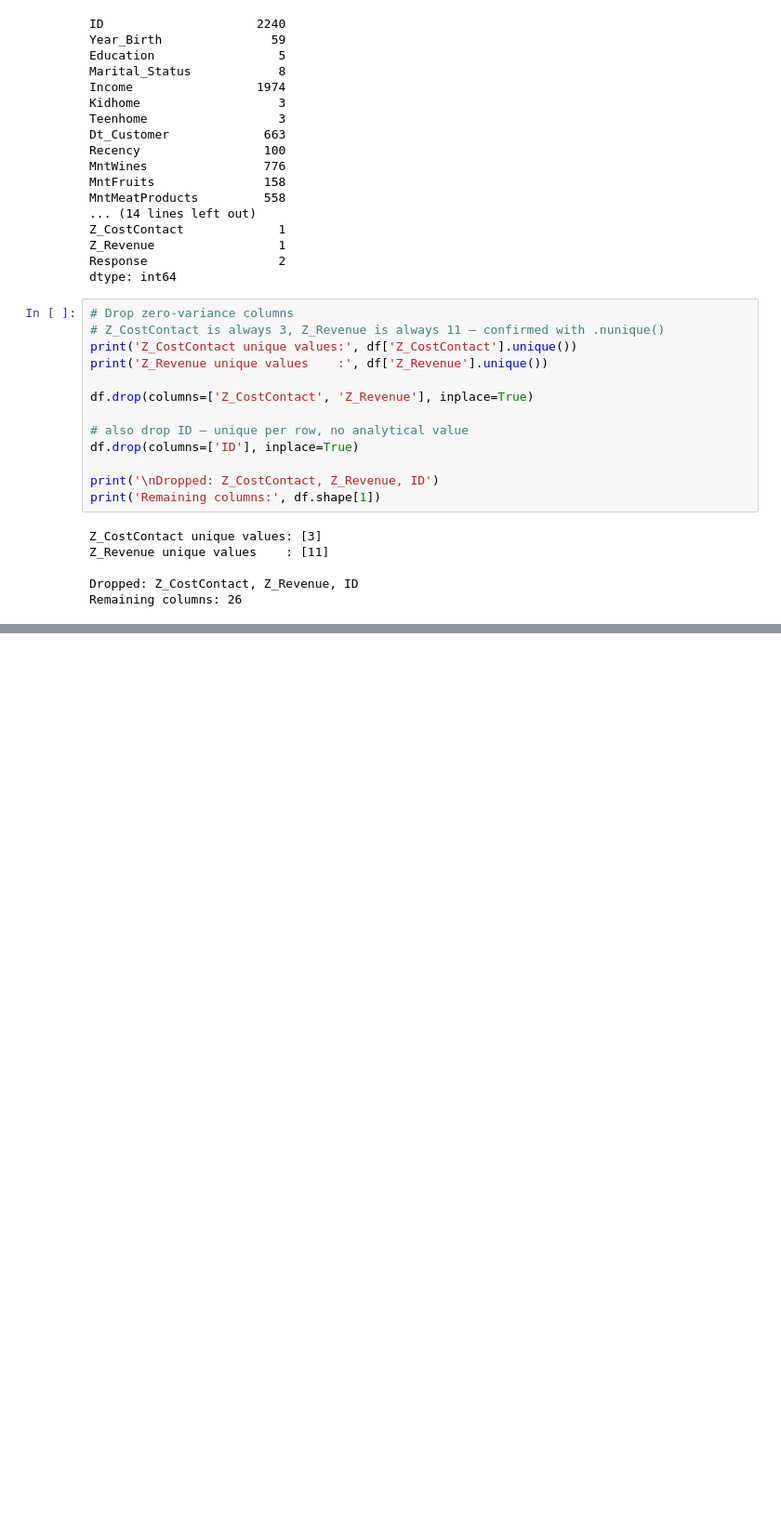
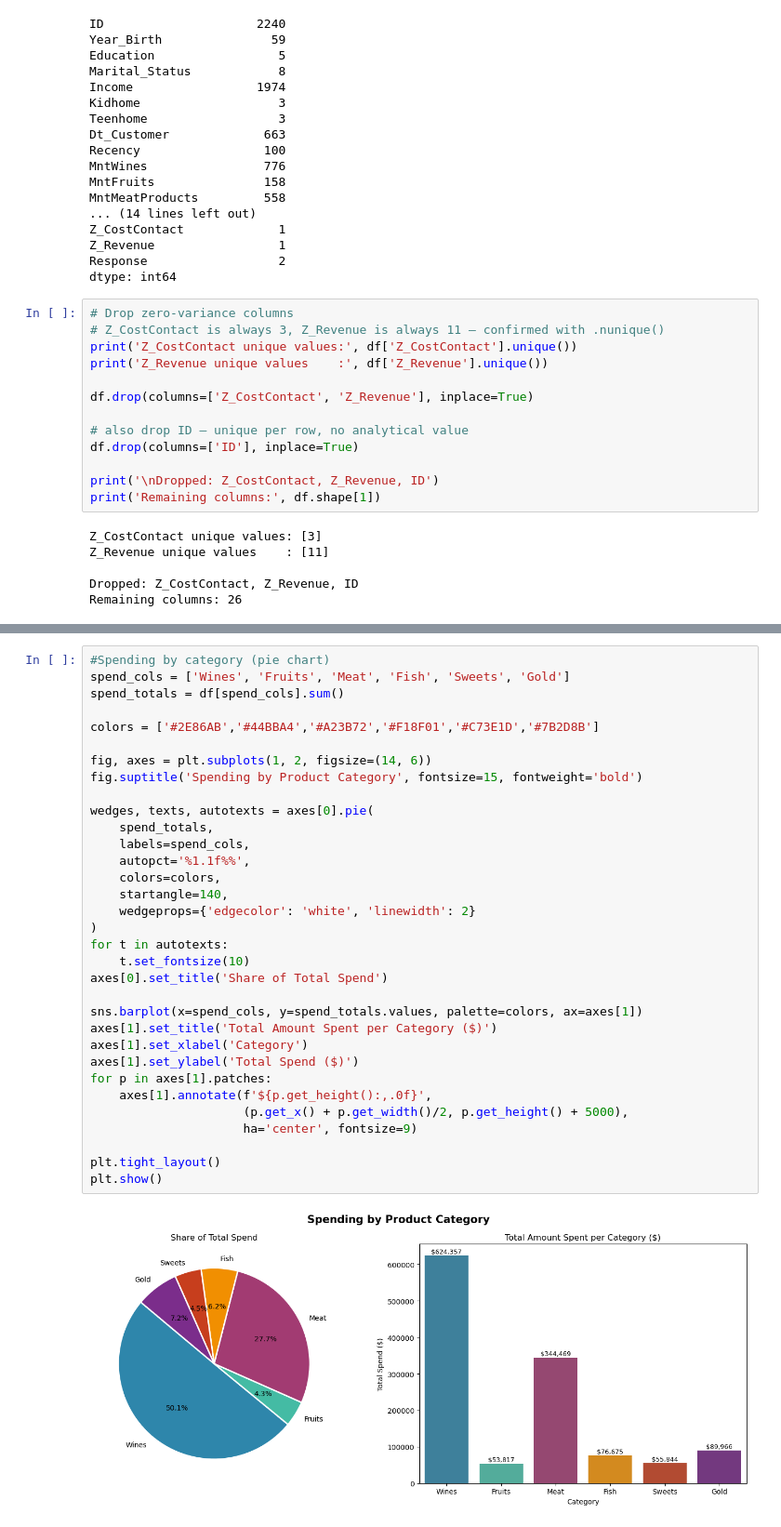
Before and after one commit to papocun/Customer-Segmentation-Project, a Jupyter notebook: Notebooks/Eda.ipynb, the cells around one changed output, grey strips where cells are left out. Shown at 93% size. Saved outputs shown, nothing was run; the diff lists cells and outputs as text; blank space fills up the shorter version.

```diff
--- a/Notebooks/Eda.ipynb
+++ b/Notebooks/Eda.ipynb
@@ -207,0 +531,35 @@ Remaining columns: 26
+# %%
+#Spending by category (pie chart)
+spend_cols = ['Wines', 'Fruits', 'Meat', 'Fish', 'Sweets', 'Gold']
+spend_totals = df[spend_cols].sum()
+
+colors = ['#2E86AB','#44BBA4','#A23B72','#F18F01','#C73E1D','#7B2D8B']
+
+fig, axes = plt.subplots(1, 2, figsize=(14, 6))
+fig.suptitle('Spending by Product Category', fontsize=15, fontweight='bold')
+
+wedges, texts, autotexts = axes[0].pie(
+    spend_totals,
+    labels=spend_cols,
+    autopct='%1.1f%%',
+    colors=colors,
+    startangle=140,
+    wedgeprops={'edgecolor': 'white', 'linewidth': 2}
+)
+for t in autotexts:
+    t.set_fontsize(10)
+axes[0].set_title('Share of Total Spend')
+
+sns.barplot(x=spend_cols, y=spend_totals.values, palette=colors, ax=axes[1])
+axes[1].set_title('Total Amount Spent per Category ($)')
+axes[1].set_xlabel('Category')
+axes[1].set_ylabel('Total Spend ($)')
+for p in axes[1].patches:
+    axes[1].annotate(f'${p.get_height():,.0f}',
+                     (p.get_x() + p.get_width()/2, p.get_height() + 5000),
+                     ha='center', fontsize=9)
+
+plt.tight_layout()
+plt.show()
+# %% [output]
+[figure, added]
```
Also changed, not shown: parts of 19 cells of this notebook.
